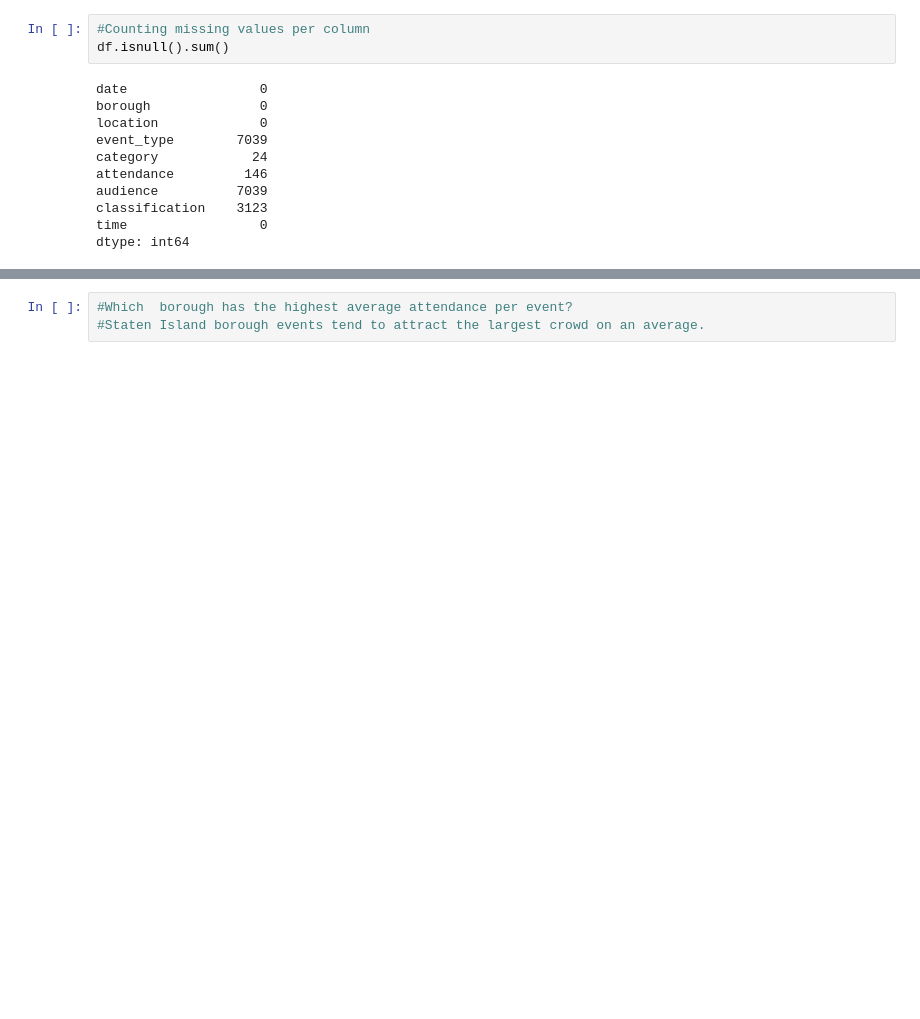
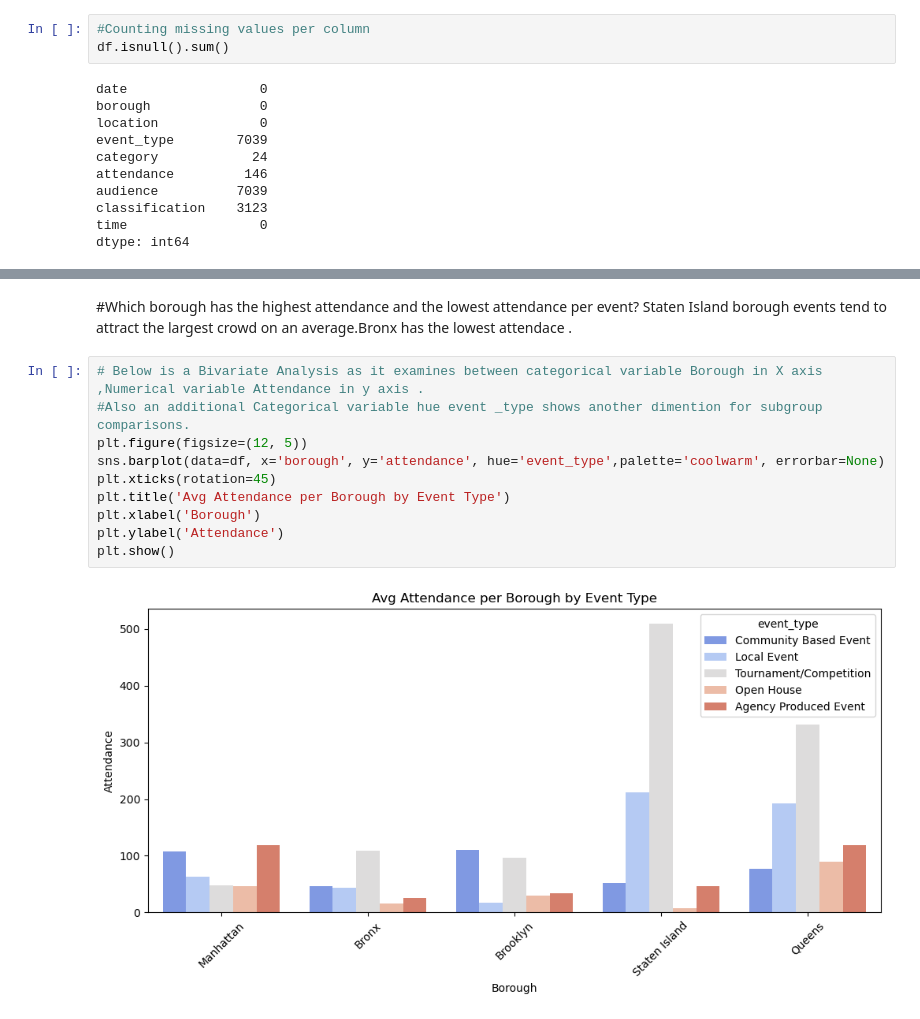
Before and after one commit to MaimunaBawa/Phase-1-Portfolio-Project, a Jupyter notebook: EDA Notebooks/Gomathy/Gomathy_new.NoteBook.ipynb, the cells around one changed output, grey strips where cells are left out. Saved outputs shown, nothing was run; the diff lists cells and outputs as text; blank space fills up the shorter version.

```diff
--- a/EDA Notebooks/Gomathy/Gomathy_new.NoteBook.ipynb
+++ b/EDA Notebooks/Gomathy/Gomathy_new.NoteBook.ipynb
@@ -87,3 +106,15 @@ plt.show()
-# %%
-#Which  borough has the highest average attendance per event?
-#Staten Island borough events tend to attract the largest crowd on an average.
+# %% [markdown]
+#Which  borough has the highest attendance  and the lowest  attendance per event?
+Staten Island borough events tend to attract the largest crowd on an average.Bronx has the lowest attendace .
+# %%
+# Below is a Bivariate Analysis as it examines between categorical variable Borough in X axis ,Numerical variable Attendance in y axis .
+#Also an additional Categorical variable hue event _type shows another dimention for subgroup comparisons.
+plt.figure(figsize=(12, 5))
+sns.barplot(data=df, x='borough', y='attendance', hue='event_type',palette='coolwarm', errorbar=None)
+plt.xticks(rotation=45)
+plt.title('Avg Attendance per Borough by Event Type')
+plt.xlabel('Borough')
+plt.ylabel('Attendance')
+plt.show()
+# %% [output]
+[figure, added]
```
Also changed, not shown: parts of 11 cells of this notebook.
